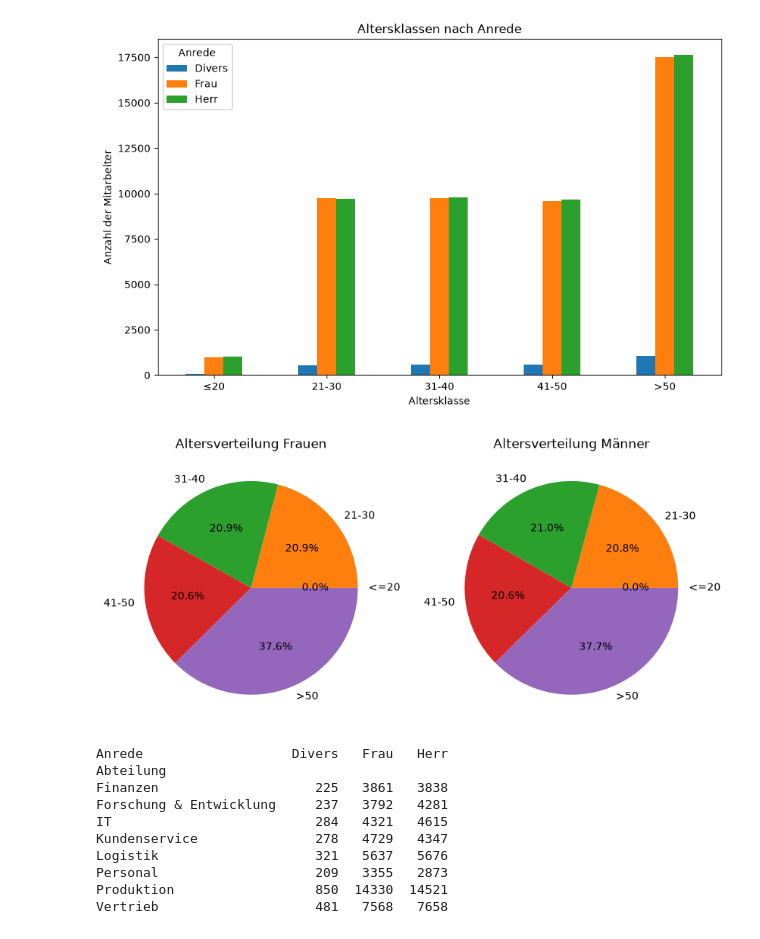
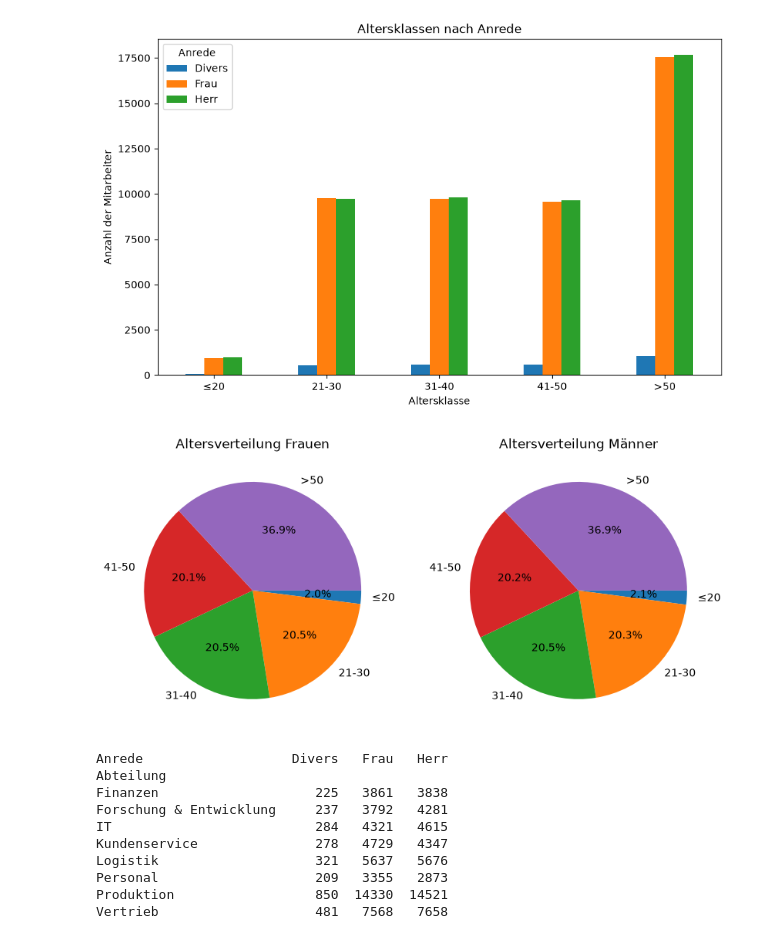
Before and after one commit to abaibik/Statistik-Labors, a Jupyter notebook: Projekt_Gruppe05_Baibik_Dhliwayo_Fuchs_Wolf_Zwischenabgabe1.ipynb, the cells around one changed output. Saved outputs shown, nothing was run; the diff lists cells and outputs as text; code cells hidden in the pictures.

```diff
--- a/Projekt_Gruppe05_Baibik_Dhliwayo_Fuchs_Wolf_Zwischenabgabe1.ipynb
+++ b/Projekt_Gruppe05_Baibik_Dhliwayo_Fuchs_Wolf_Zwischenabgabe1.ipynb
@@ -322,8 +322,8 @@ Die Personaldaten wurden anhand festgelegter Regeln systematisch bereinigt:
 Nach der Bereinigung verbleiben **98.287 Datensätze**.
 # %%
 stichtag = pd.Timestamp("2026-12-31")
-df["Alter"] = stichtag.year - df["Geburtsdatum"].dt.year
-df[["Geburtsdatum", "Alter"]].head()
+df["Alter"] = ((stichtag - df["Geburtsdatum"]).dt.days // 365)
+display(df[["Geburtsdatum", "Alter"]].head())
 # %% [output]
 |  | Geburtsdatum | Alter |
 | 0 | 1959-11-09 | 67 |
@@ -373,23 +373,23 @@ plt.show()
 # %%
 frau = df[df["Anrede"] == "Frau"]
 herr = df[df["Anrede"] == "Herr"]
 
-order = ["<=20", "21-30", "31-40", "41-50", ">50"]
+order = df["Altersklasse"].cat.categories
 
 frau_counts = frau["Altersklasse"].value_counts().reindex(order, fill_value=0)
 herr_counts = herr["Altersklasse"].value_counts().reindex(order, fill_value=0)
 
 fig, axes = plt.subplots(1, 2, figsize=(10, 5))
 
-axes[0].pie(frau_counts, labels=frau_counts.index, autopct="%1.1f%%")
+axes[0].pie(frau_counts, labels=frau_counts.index, autopct="%1.1f%%", counterclock=False)
 axes[0].set_title("Altersverteilung Frauen")
 
-axes[1].pie(herr_counts, labels=herr_counts.index, autopct="%1.1f%%")
+axes[1].pie(herr_counts, labels=herr_counts.index, autopct="%1.1f%%", counterclock=False)
 axes[1].set_title("Altersverteilung Männer")
 
 plt.show()
 # %% [output]
-[figure, old version]
+[figure, new version]
 # %%
 abt_tabelle = pd.crosstab(df["Abteilung"], df["Anrede"])
 
```
Also changed, not shown: parts of 5 cells of this notebook, 1 other file.
